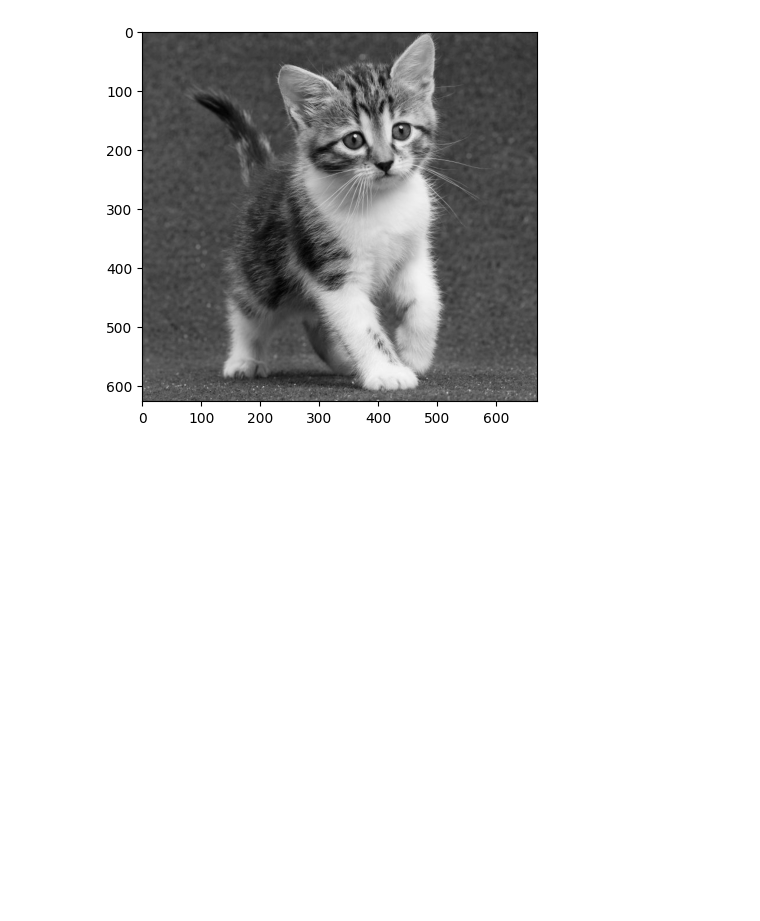
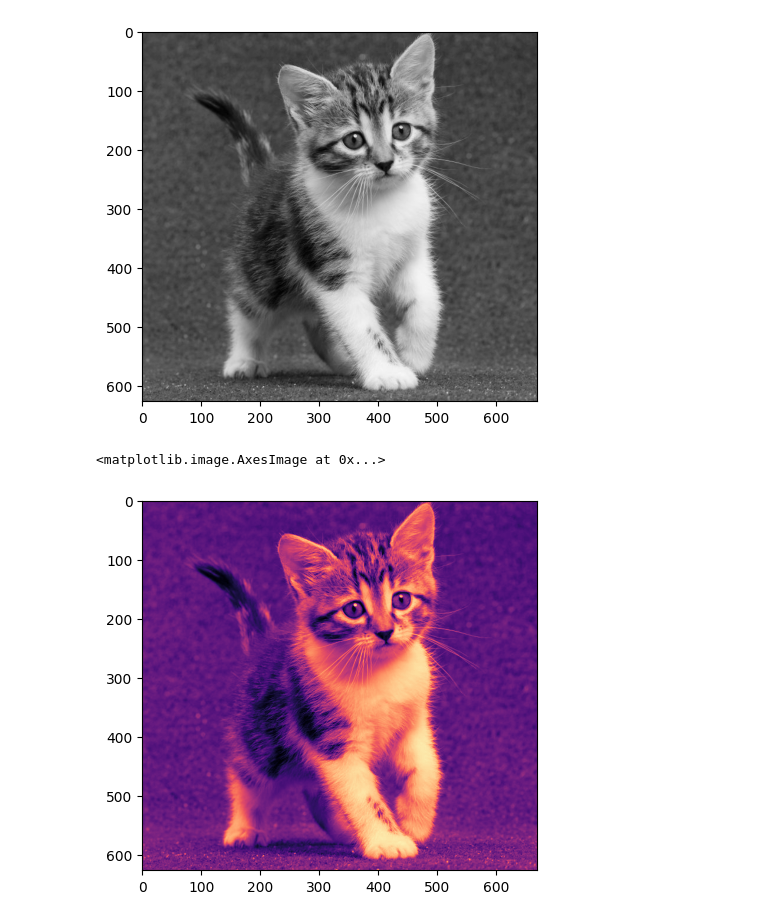
Before and after one commit to nasyawa/PCVK_GANJIL_2023, a Jupyter notebook: Week2.ipynb, the cells around one changed output. Cells and saved outputs as stored; diff of their text form; code cells hidden in the pictures; blank space fills up the shorter version.

```diff
--- a/Week2.ipynb
+++ b/Week2.ipynb
@@ -55,3 +55,9 @@ plt.imshow(img_gray, cmap='gray')
 # %% [output]
 <matplotlib.image.AxesImage at 0x...>
 [figure]
+# %%
+#Dari citra grayscale, selanjutnya dipilih untuk ditampilkan colormap dengan warna‘magma’
+plt.imshow(img_gray, cmap='magma')
+# %% [output]
+<matplotlib.image.AxesImage at 0x...>
+[figure, added]
```
Also changed, not shown: parts of 3 cells of this notebook.
